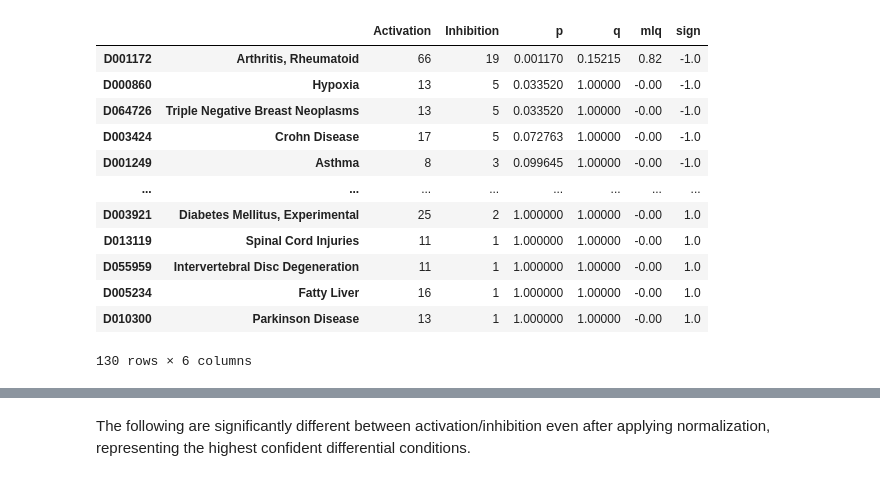
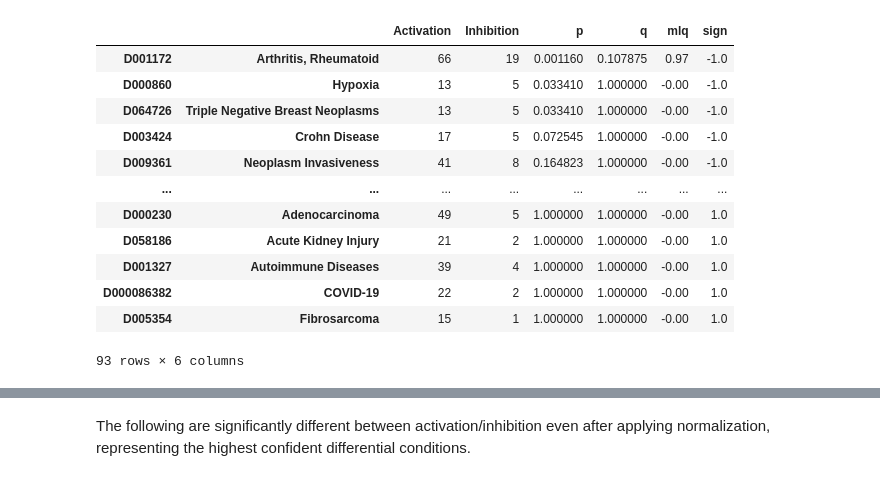
Before and after one commit to gyorilab/indra_cogex, a Jupyter notebook: notebooks/TNF Context Analysis.ipynb, the cells around one changed output, grey strips where cells are left out. Cells and saved outputs as stored; diff of their text form; code cells hidden in the pictures.

```diff
--- a/notebooks/TNF Context Analysis.ipynb
+++ b/notebooks/TNF Context Analysis.ipynb
@@ -166,9 +220,5 @@ INFO: [2023-01-13 16:04:09] indra_cogex.analyses.context_specificity_analysis -
 # %%
-# 1. aggregate evidences in each publication with a simple belief scorer
-# 2. aggregate publications in each mesh annotation by sum of total counts
-# 3. apply cutoff for minimum number of annotations
-# 4. apply binomial test
-# 5. calculate FDR
-belief_df = get_norm_counts_df(dd, "Activation", "Inhibition", minimum=10)
+belief_df = get_norm_counts_df(dd, "Activation", "Inhibition", minimum=15)
+belief_df.to_csv("tnf_apoptosis_norm.tsv", sep='\t')
 belief_df
 # %% [output]
@@ -176,13 +226,13 @@ INFO: [2023-01-13 16:58:58] indra_cogex.analyses.context_specificity_analysis -
 |  |  | Activation | Inhibition | p | q | mlq | sign |
-| D001172 | Arthritis, Rheumatoid | 66 | 19 | 0.001170 | 0.15215 | 0.82 | -1.0 |
-| D000860 | Hypoxia | 13 | 5 | 0.033520 | 1.00000 | -0.00 | -1.0 |
-| D064726 | Triple Negative Breast Neoplasms | 13 | 5 | 0.033520 | 1.00000 | -0.00 | -1.0 |
-| D003424 | Crohn Disease | 17 | 5 | 0.072763 | 1.00000 | -0.00 | -1.0 |
-| D001249 | Asthma | 8 | 3 | 0.099645 | 1.00000 | -0.00 | -1.0 |
+| D001172 | Arthritis, Rheumatoid | 66 | 19 | 0.001160 | 0.107875 | 0.97 | -1.0 |
+| D000860 | Hypoxia | 13 | 5 | 0.033410 | 1.000000 | -0.00 | -1.0 |
+| D064726 | Triple Negative Breast Neoplasms | 13 | 5 | 0.033410 | 1.000000 | -0.00 | -1.0 |
+| D003424 | Crohn Disease | 17 | 5 | 0.072545 | 1.000000 | -0.00 | -1.0 |
+| D009361 | Neoplasm Invasiveness | 41 | 8 | 0.164823 | 1.000000 | -0.00 | -1.0 |
 | ... | ... | ... | ... | ... | ... | ... | ... |
-| D003921 | Diabetes Mellitus, Experimental | 25 | 2 | 1.000000 | 1.00000 | -0.00 | 1.0 |
-| D013119 | Spinal Cord Injuries | 11 | 1 | 1.000000 | 1.00000 | -0.00 | 1.0 |
-| D055959 | Intervertebral Disc Degeneration | 11 | 1 | 1.000000 | 1.00000 | -0.00 | 1.0 |
-| D005234 | Fatty Liver | 16 | 1 | 1.000000 | 1.00000 | -0.00 | 1.0 |
-| D010300 | Parkinson Disease | 13 | 1 | 1.000000 | 1.00000 | -0.00 | 1.0 |
+| D000230 | Adenocarcinoma | 49 | 5 | 1.000000 | 1.000000 | -0.00 | 1.0 |
+| D058186 | Acute Kidney Injury | 21 | 2 | 1.000000 | 1.000000 | -0.00 | 1.0 |
+| D001327 | Autoimmune Diseases | 39 | 4 | 1.000000 | 1.000000 | -0.00 | 1.0 |
+| D000086382 | COVID-19 | 22 | 2 | 1.000000 | 1.000000 | -0.00 | 1.0 |
+| D005354 | Fibrosarcoma | 15 | 1 | 1.000000 | 1.000000 | -0.00 | 1.0 |
-130 rows × 6 columns
+93 rows × 6 columns
```
Also changed, not shown: parts of 26 cells of this notebook.
